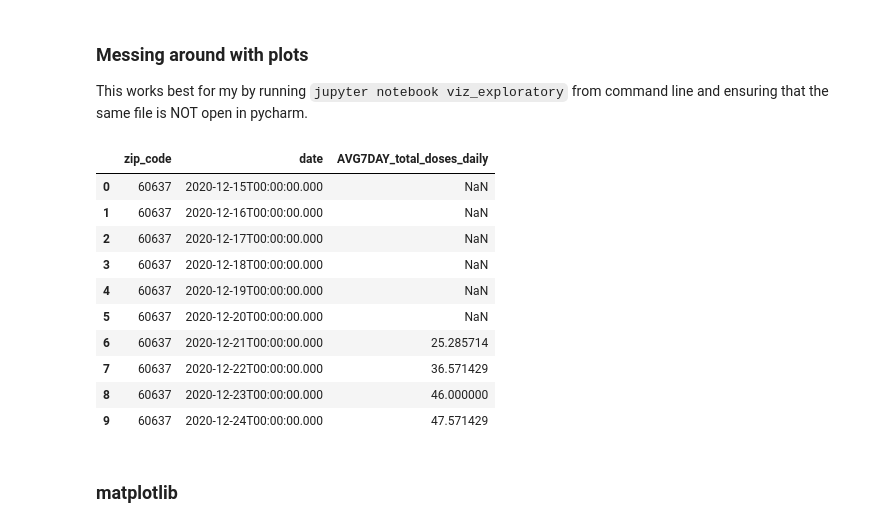
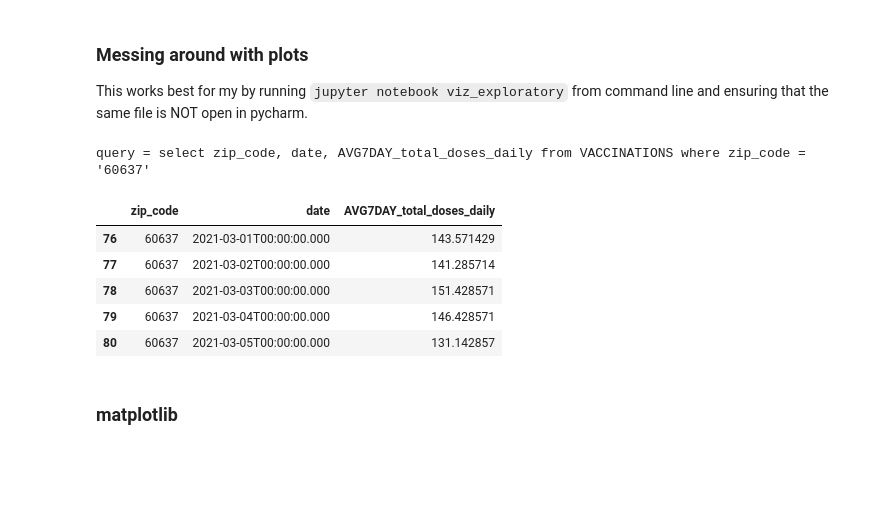
Before and after one commit to christiejibaraki/back2normal, a Jupyter notebook: back2normal/viz_exploratory.ipynb, the cells around one changed output. Saved outputs shown, nothing was run; the diff lists cells and outputs as text; code cells hidden in the pictures; blank space fills up the shorter version.

```diff
--- a/back2normal/viz_exploratory.ipynb
+++ b/back2normal/viz_exploratory.ipynb
@@ -12,22 +12,19 @@ from data import api_requests, dbclient, soda_data,\
 # %%
-# assume vaccination data is in database
 db = dbclient.DBClient()
 zipcode_to_test = '60637'
-query = f"select zip_code, date, AVG7DAY_total_doses_daily from VACCINATIONS_DAILY where zip_code = '{zipcode_to_test}'"
+sql_table_name = soda_data.VACCINATION_DATA_OBJ.sql_table_name
+query = f"select zip_code, date, AVG7DAY_total_doses_daily from {sql_table_name} where zip_code = '{zipcode_to_test}'"
+print(f"query = {query}")
 zipcode_vax_weekly = pd.read_sql_query(query, db.conn)
-zipcode_vax_weekly.head(n = 10)
+zipcode_vax_weekly.tail()
 # %% [output]
+query = select zip_code, date, AVG7DAY_total_doses_daily from VACCINATIONS where zip_code = '60637'
 |  | zip_code | date | AVG7DAY_total_doses_daily |
-| 0 | 60637 | 2020-12-15T00:00:00.000 | NaN |
-| 1 | 60637 | 2020-12-16T00:00:00.000 | NaN |
-| 2 | 60637 | 2020-12-17T00:00:00.000 | NaN |
-| 3 | 60637 | 2020-12-18T00:00:00.000 | NaN |
-| 4 | 60637 | 2020-12-19T00:00:00.000 | NaN |
-| 5 | 60637 | 2020-12-20T00:00:00.000 | NaN |
-| 6 | 60637 | 2020-12-21T00:00:00.000 | 25.285714 |
-| 7 | 60637 | 2020-12-22T00:00:00.000 | 36.571429 |
-| 8 | 60637 | 2020-12-23T00:00:00.000 | 46.000000 |
-| 9 | 60637 | 2020-12-24T00:00:00.000 | 47.571429 |
+| 76 | 60637 | 2021-03-01T00:00:00.000 | 143.571429 |
+| 77 | 60637 | 2021-03-02T00:00:00.000 | 141.285714 |
+| 78 | 60637 | 2021-03-03T00:00:00.000 | 151.428571 |
+| 79 | 60637 | 2021-03-04T00:00:00.000 | 146.428571 |
+| 80 | 60637 | 2021-03-05T00:00:00.000 | 131.142857 |
 # %% [markdown]
 ### matplotlib
 # %%
```
Also changed, not shown: parts of 1 cell of this notebook.
